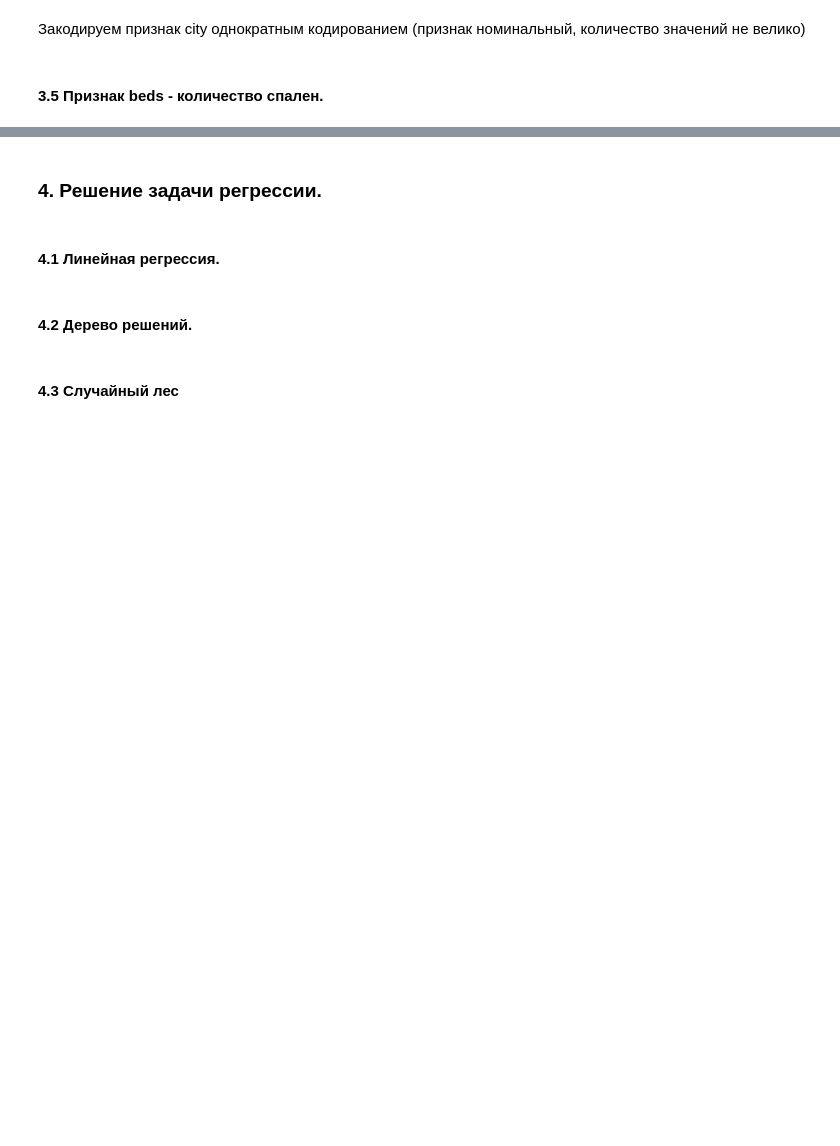
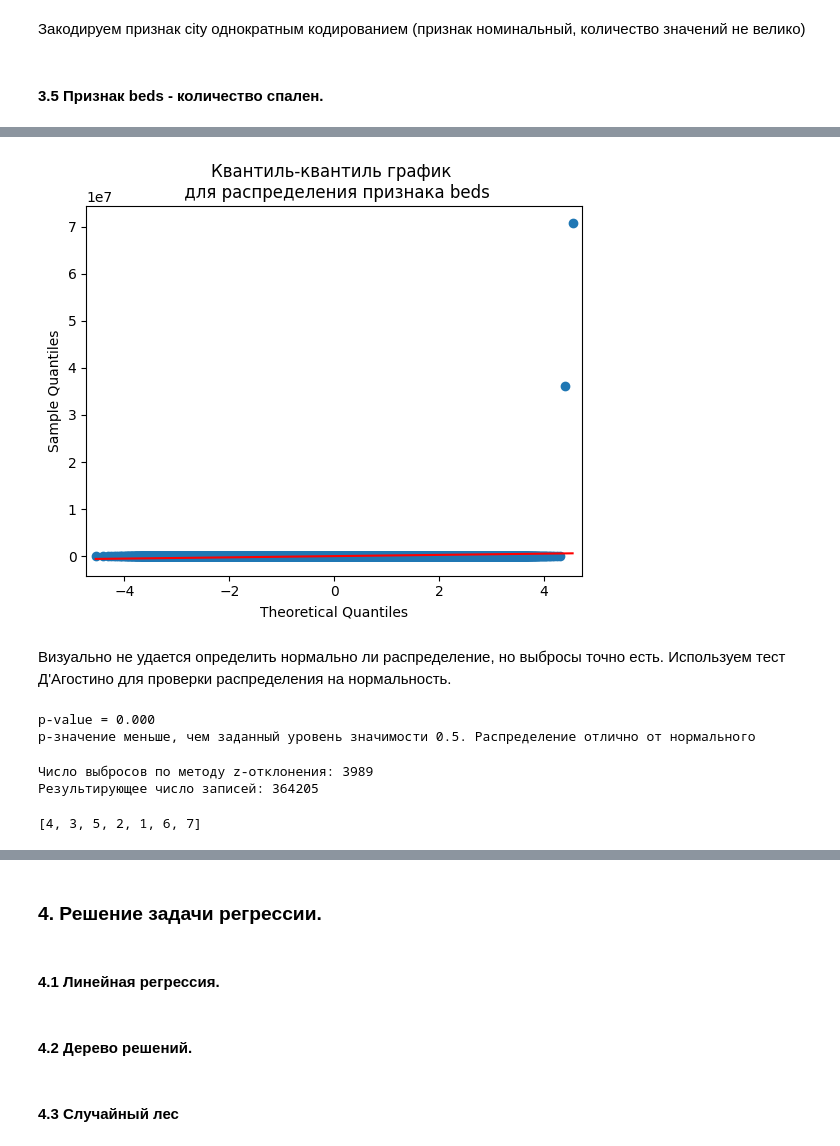
Before and after one commit to LNarnia/IDE_new, a Jupyter notebook: Skillfactory/final_project/project.ipynb, the cells around one changed output, grey strips where cells are left out. Saved outputs shown, nothing was run; the diff lists cells and outputs as text; code cells hidden in the pictures; blank space fills up the shorter version.

```diff
--- a/Skillfactory/final_project/project.ipynb
+++ b/Skillfactory/final_project/project.ipynb
@@ -710,0 +799,30 @@ data = data.drop('city', axis = 1)
+# %%
+qqplot(data.beds, line='s')
+plt.title('Квантиль-квантиль график \n для распределения признака beds')
+plt.show()
+# %% [output]
+[figure, added]
+# %% [markdown]
+Визуально не удается определить нормально ли распределение, но выбросы точно есть. Используем тест Д'Агостино для проверки распределения на нормальность.
+# %%
+alpha=0.5
+_,p = stats.normaltest(data['beds'])
+print('p-value = %.3f'%(p))
+if p <= alpha:
+    print('p-значение меньше, чем заданный уровень значимости {:.1f}. Распределение отлично от нормального'.format(alpha))
+else:
+    print('p-значение больше, чем заданный уровень значимости {:.1f}. Распределение является нормальным'.format(alpha))
+# %% [output]
+p-value = 0.000
+p-значение меньше, чем заданный уровень значимости 0.5. Распределение отлично от нормального
+# %%
+outliers, data = outliers_z_score(data, 'beds', log_scale=True)
+print(f'Число выбросов по методу z-отклонения: {outliers.shape[0]}')
+print(f'Результирующее число записей: {data.shape[0]}')
+# %% [output]
+Число выбросов по методу z-отклонения: 3989
+Результирующее число записей: 364205
+# %%
+data['beds'].unique().tolist()
+# %% [output]
+[4, 3, 5, 2, 1, 6, 7]
```
Also changed, not shown: parts of 40 cells of this notebook, 1 other file.
